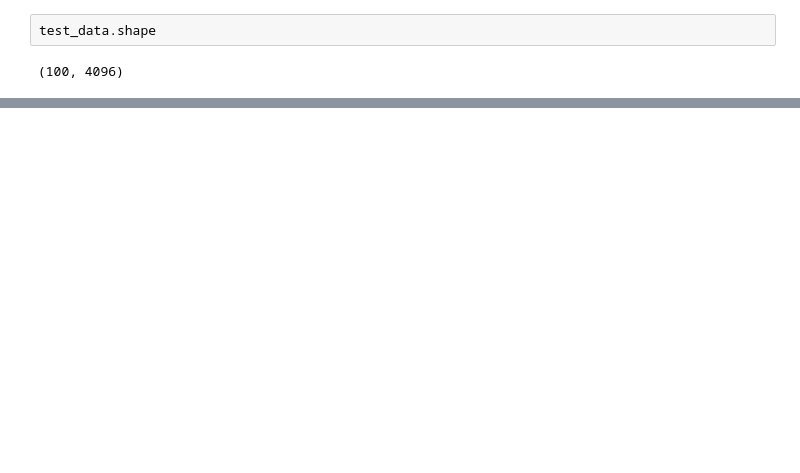
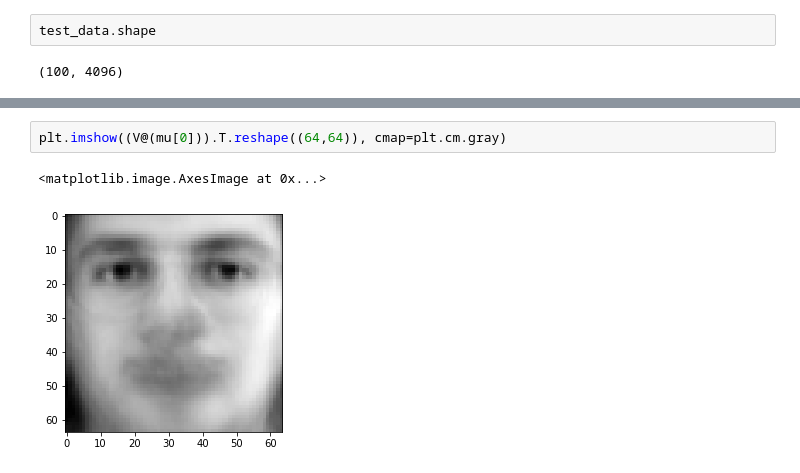
Before and after one commit to cse6740/Main, a Jupyter notebook: Project/project.ipynb, the cells around one changed output, grey strips where cells are left out. Drawn from its saved outputs; the diff is of its cells as text; blank space fills up the shorter version.

```diff
--- a/Project/project.ipynb
+++ b/Project/project.ipynb
@@ -110,0 +224,5 @@ test_data.shape
+# %%
+plt.imshow((V@(mu[0])).T.reshape((64,64)), cmap=plt.cm.gray)
+# %% [output]
+<matplotlib.image.AxesImage at 0x...>
+[figure, added]
```
Also changed, not shown: parts of 7 cells of this notebook.
